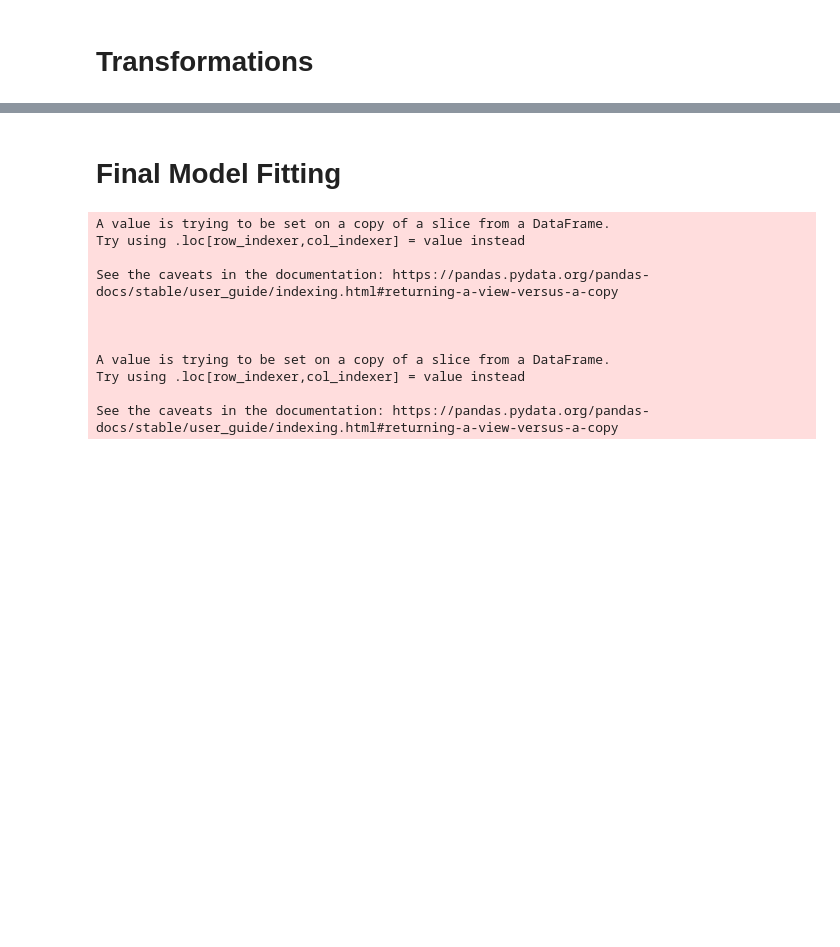
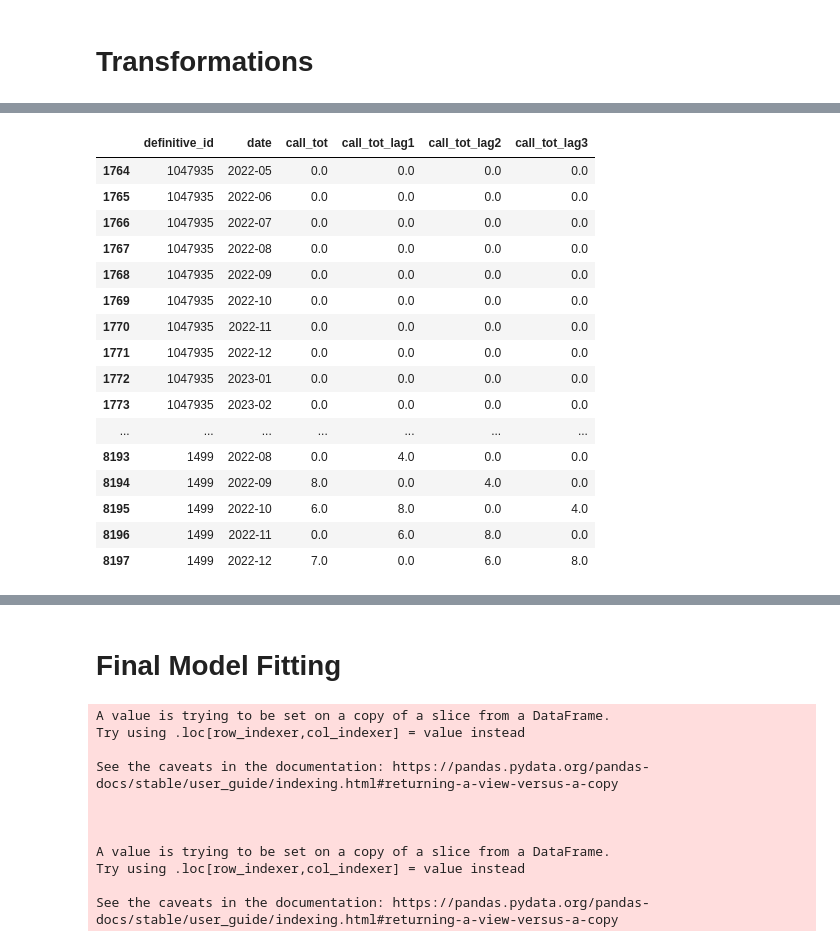
Before and after one commit to hsingh-mdsol/promotional_response_rf, a Jupyter notebook: research/bioxcel_pr_time_series.ipynb, the cells around one changed output, grey strips where cells are left out. Drawn from its saved outputs; the diff is of its cells as text; code cells hidden in the pictures; blank space fills up the shorter version.

```diff
--- a/research/bioxcel_pr_time_series.ipynb
+++ b/research/bioxcel_pr_time_series.ipynb
@@ -174,0 +157,20 @@ df_t.describe()
+# %%
+df_t[['definitive_id', 'date'] + [x for x in df_t.columns if 'call' in x]].head(50)
+# %% [output]
+|  | definitive_id | date | call_tot | call_tot_lag1 | call_tot_lag2 | call_tot_lag3 |
+| 1764 | 1047935 | 2022-05 | 0.0 | 0.0 | 0.0 | 0.0 |
+| 1765 | 1047935 | 2022-06 | 0.0 | 0.0 | 0.0 | 0.0 |
+| 1766 | 1047935 | 2022-07 | 0.0 | 0.0 | 0.0 | 0.0 |
+| 1767 | 1047935 | 2022-08 | 0.0 | 0.0 | 0.0 | 0.0 |
+| 1768 | 1047935 | 2022-09 | 0.0 | 0.0 | 0.0 | 0.0 |
+| 1769 | 1047935 | 2022-10 | 0.0 | 0.0 | 0.0 | 0.0 |
+| 1770 | 1047935 | 2022-11 | 0.0 | 0.0 | 0.0 | 0.0 |
+| 1771 | 1047935 | 2022-12 | 0.0 | 0.0 | 0.0 | 0.0 |
+| 1772 | 1047935 | 2023-01 | 0.0 | 0.0 | 0.0 | 0.0 |
+| 1773 | 1047935 | 2023-02 | 0.0 | 0.0 | 0.0 | 0.0 |
+| ... | ... | ... | ... | ... | ... | ... |
+| 8193 | 1499 | 2022-08 | 0.0 | 4.0 | 0.0 | 0.0 |
+| 8194 | 1499 | 2022-09 | 8.0 | 0.0 | 4.0 | 0.0 |
+| 8195 | 1499 | 2022-10 | 6.0 | 8.0 | 0.0 | 4.0 |
+| 8196 | 1499 | 2022-11 | 0.0 | 6.0 | 8.0 | 0.0 |
+| 8197 | 1499 | 2022-12 | 7.0 | 0.0 | 6.0 | 8.0 |
```
Also changed, not shown: parts of 26 cells of this notebook, 1 other file.
